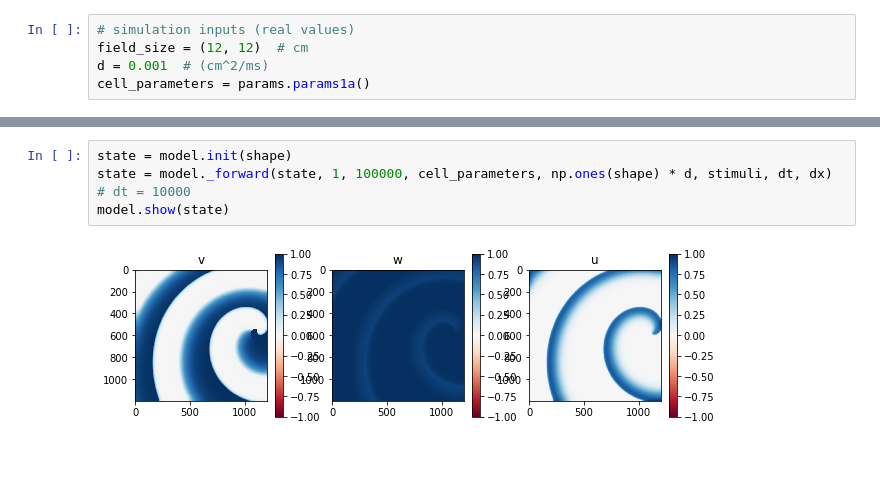
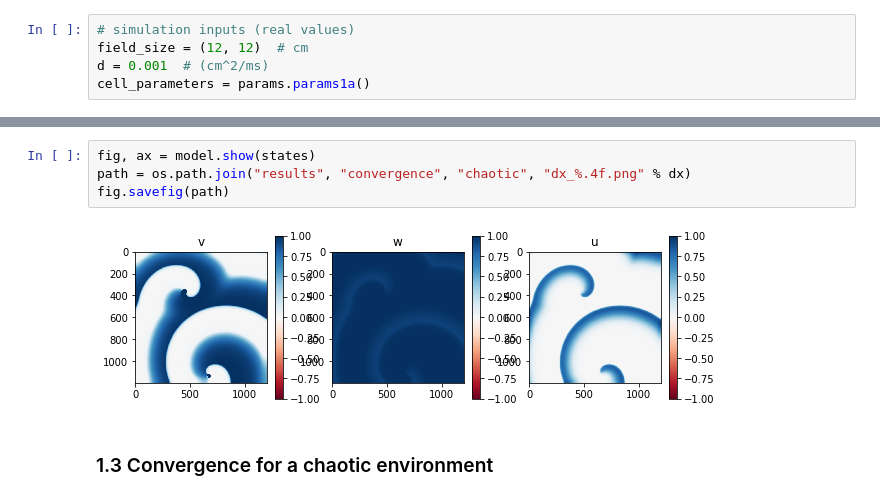
Before and after one commit to epignatelli/cardiax, a Jupyter notebook: dof_convergence_test.ipynb, the cells around one changed output, grey strips where cells are left out. Drawn from its saved outputs; the diff is of its cells as text; blank space fills up the shorter version.

Commit message:
convergence tests

```diff
--- a/dof_convergence_test.ipynb
+++ b/dof_convergence_test.ipynb
@@ -154,6 +111,8 @@ model.show(state)
-# %%
-state = model.init(shape)
-state = model._forward(state, 1, 100000, cell_parameters, np.ones(shape) * d, stimuli, dt, dx)  # dt = 10000
-model.show(state)
-# %% [output]
-[figure, removed]
+# %%
+fig, ax = model.show(states)
+path = os.path.join("results", "convergence", "chaotic", "dx_%.4f.png" % dx)
+fig.savefig(path)
+# %% [output]
+[figure, added]
+# %% [markdown]
+### 1.3 Convergence for a chaotic environment
```
Also changed, not shown: parts of 18 cells of this notebook, 28 other files.
